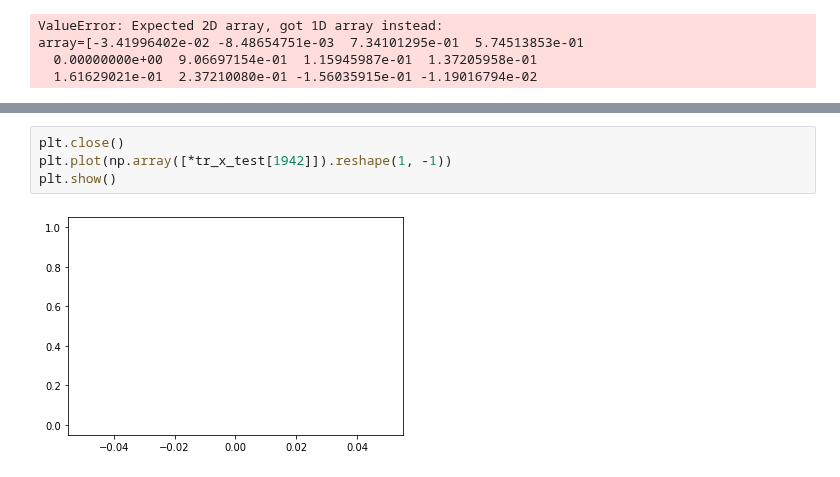
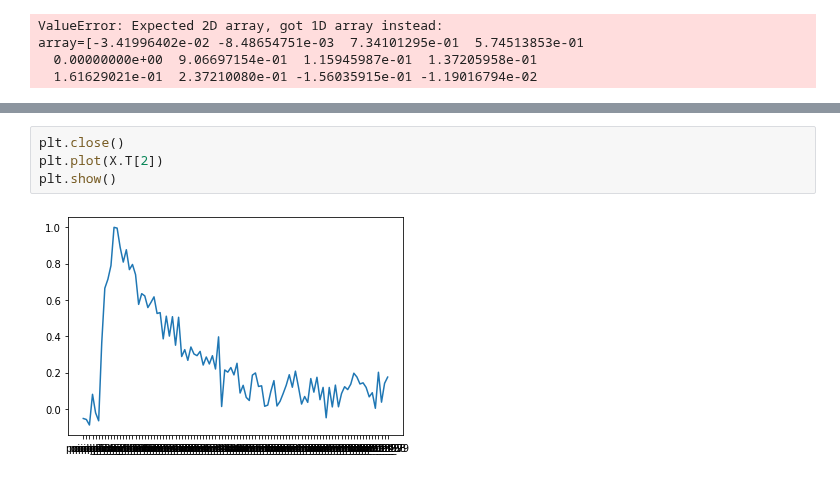
Before and after one commit to KazAndr/SWTraject, a Jupyter notebook: testing_dina_model.ipynb, the cells around one changed output, grey strips where cells are left out. Drawn from its saved outputs; the diff is of its cells as text.

Commit message:
Update testing_dina_model.ipynb
testing one array was added. Testing and trening set was changed/ Dina was testet with new set. 97% accuracy.

```diff
--- a/testing_dina_model.ipynb
+++ b/testing_dina_model.ipynb
@@ -119,6 +131,6 @@ array([[0.        , 0.        , 0.        , 0.        , 0.        ,
 # %%
 plt.close()
-plt.plot(np.array([*tr_x_test[1942]]).reshape(1, -1))
+plt.plot(X.T[2])
 plt.show()
 # %% [output]
-[figure, old version]
+[figure, new version]
```
Also changed, not shown: parts of 16 cells of this notebook.
